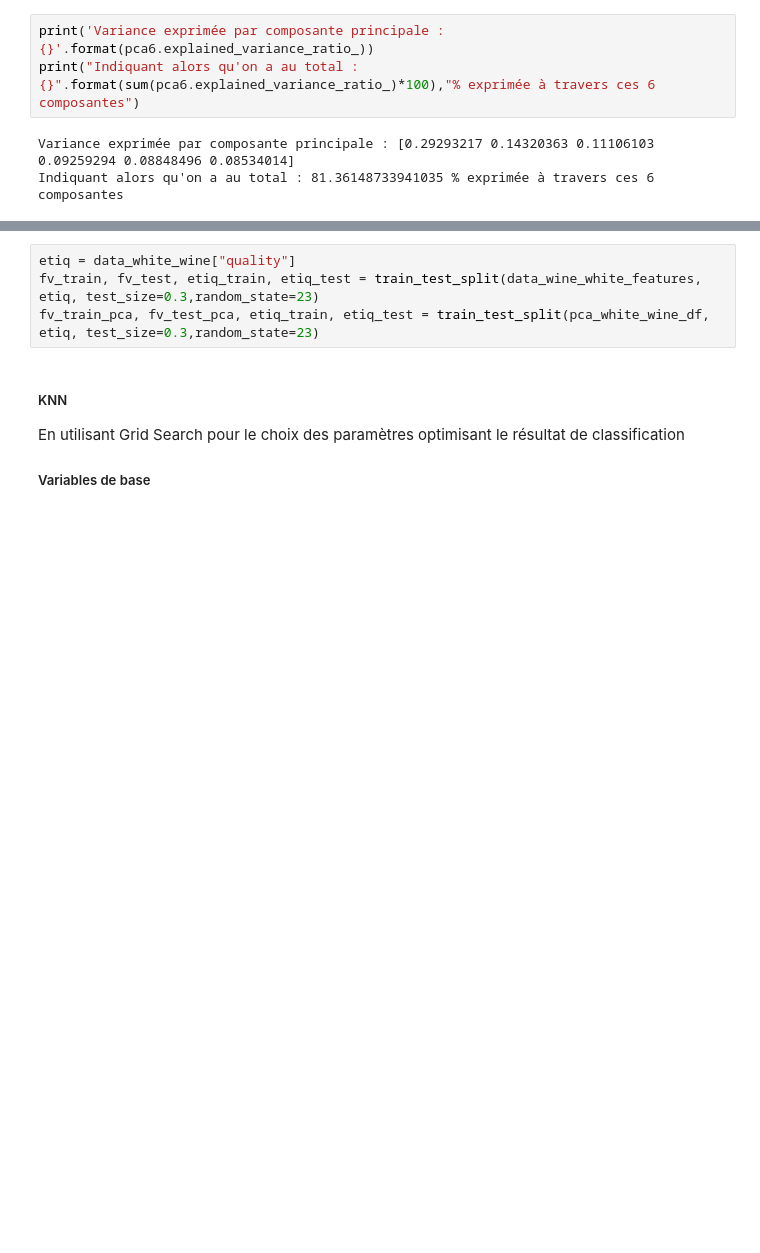
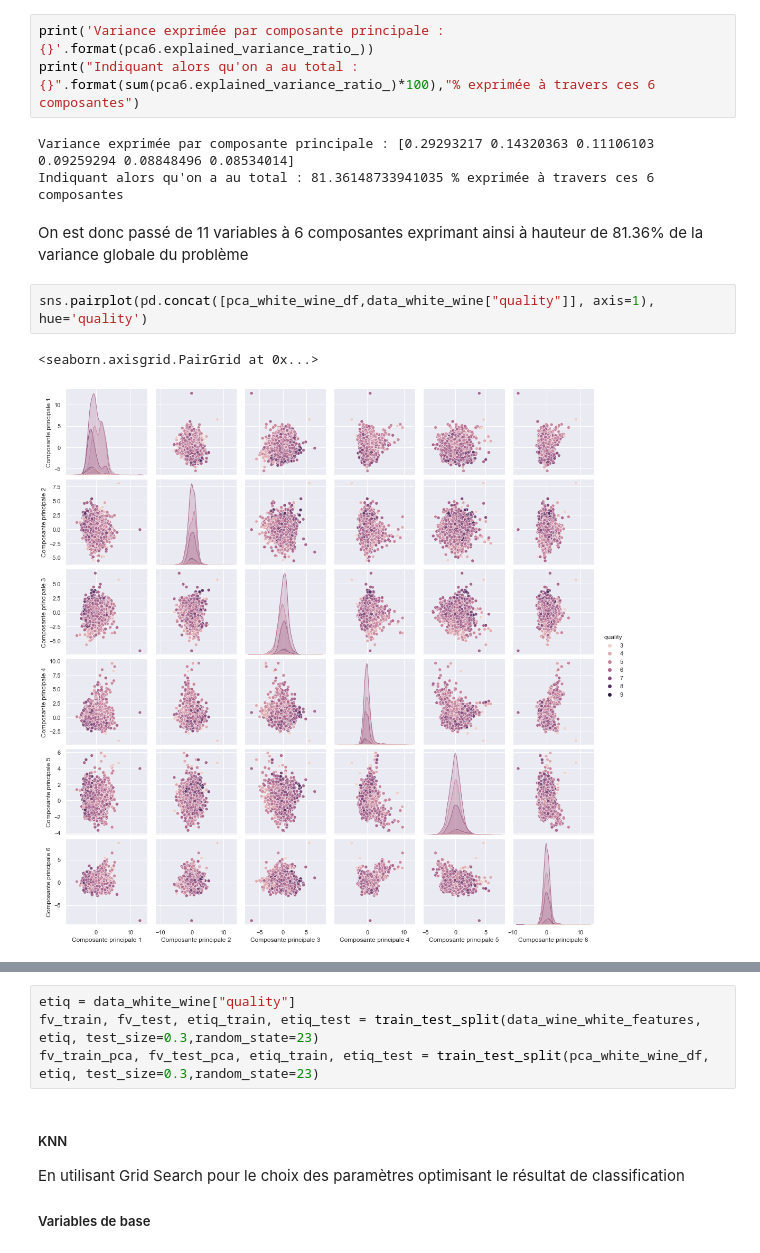
Before and after one commit to MohamedNennouche/Wine-classification, a Jupyter notebook: wine-notebook.ipynb, the cells around one changed output, grey strips where cells are left out. Saved outputs shown, nothing was run; the diff lists cells and outputs as text; blank space fills up the shorter version.

```diff
--- a/wine-notebook.ipynb
+++ b/wine-notebook.ipynb
@@ -195,4 +195,11 @@ print("Indiquant alors qu'on a au total : {}".format(sum(pca6.explained_variance
 # %% [output]
 Variance exprimée par composante principale : [0.29293217 0.14320363 0.11106103 0.09259294 0.08848496 0.08534014]
 Indiquant alors qu'on a au total : 81.36148733941035 % exprimée à travers ces 6 composantes
+# %% [markdown]
+On est donc passé de 11 variables à 6 composantes exprimant ainsi à hauteur de 81.36% de la variance globale du problème
+# %%
+sns.pairplot(pd.concat([pca_white_wine_df,data_white_wine["quality"]], axis=1), hue='quality')
+# %% [output]
+<seaborn.axisgrid.PairGrid at 0x...>
+[figure, added]
 # %% [markdown]
```
Also changed, not shown: parts of 15 cells of this notebook, 1 other file.
